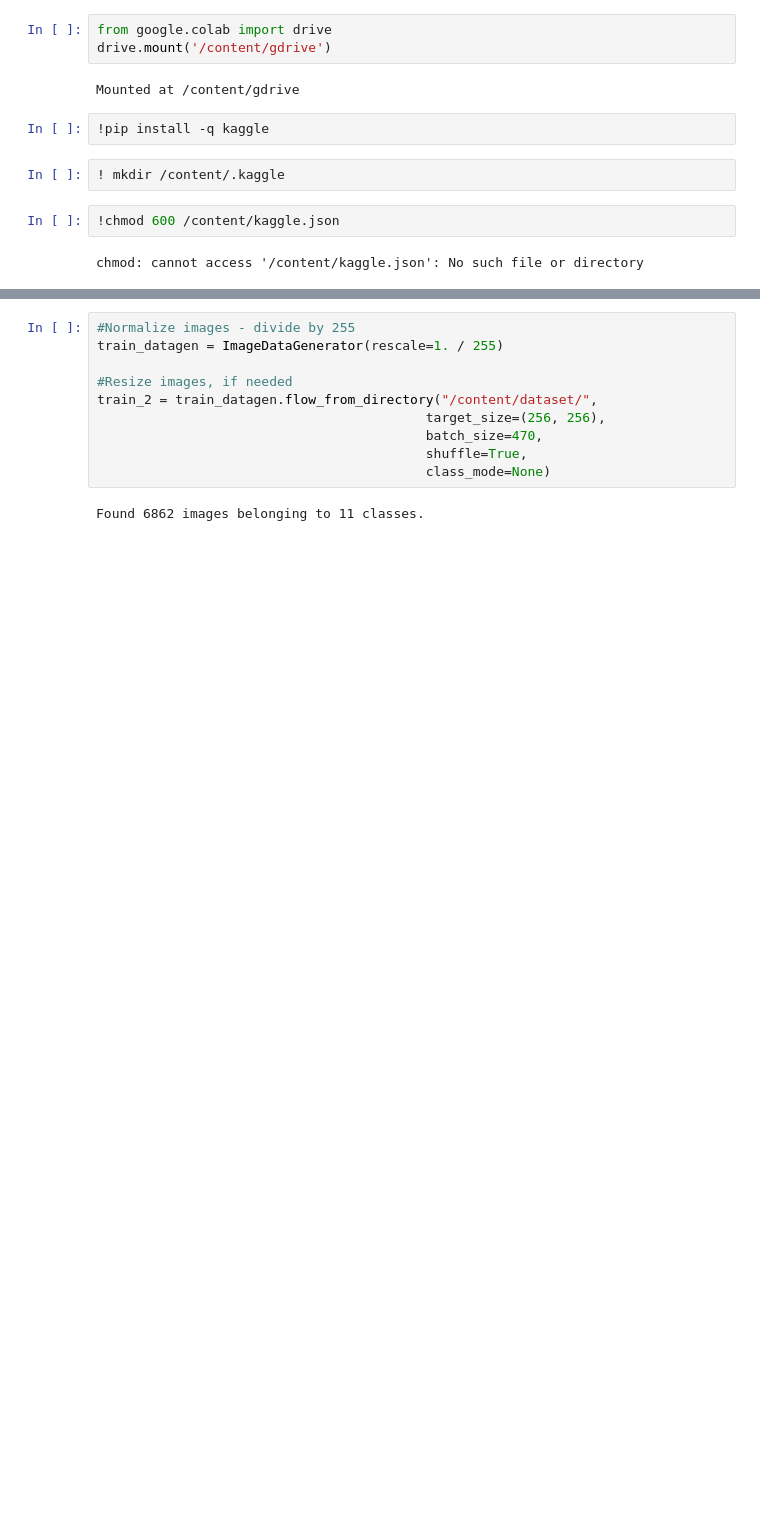
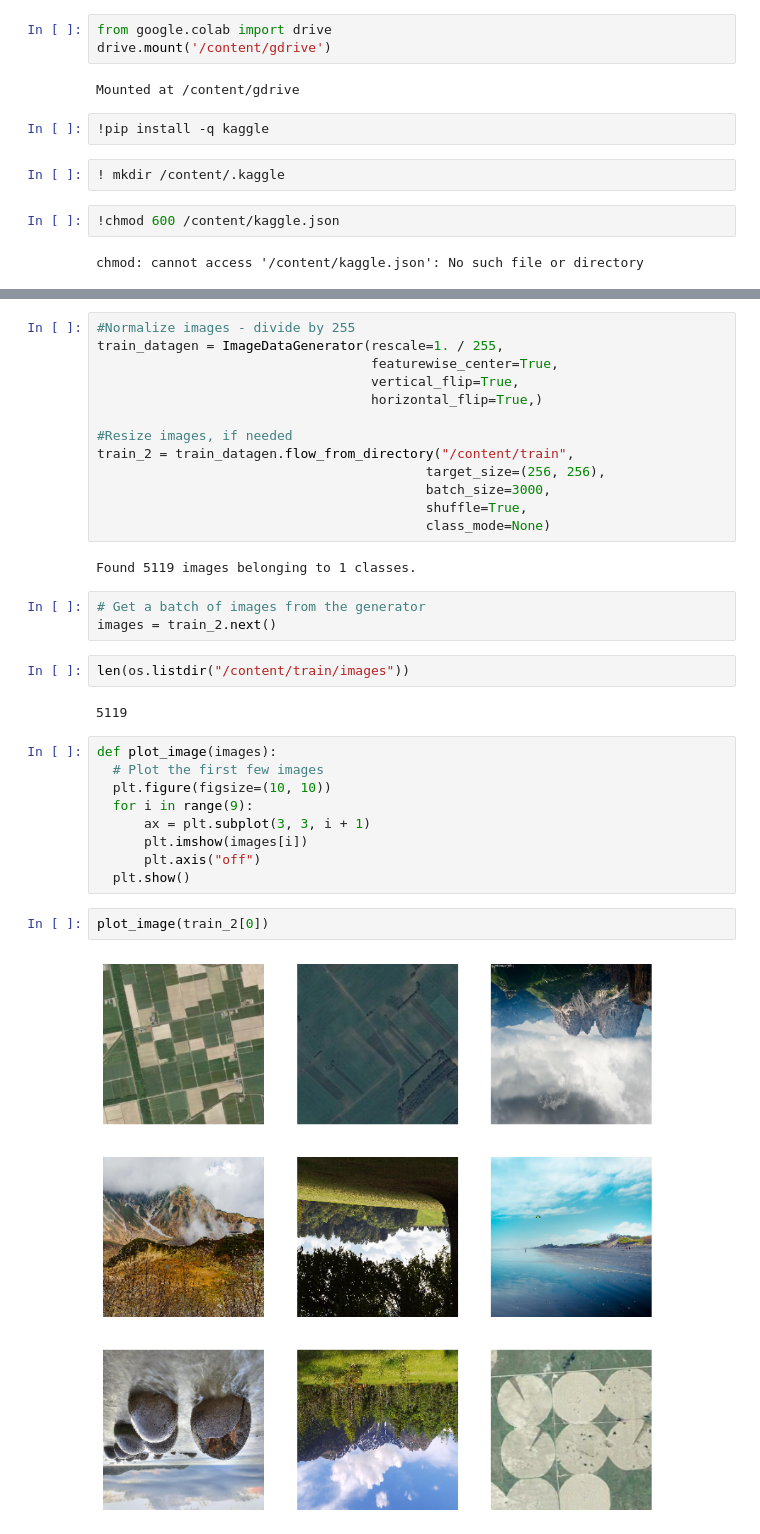
Before and after one commit to Bhimsendabby/ImageColorization, a Jupyter notebook: ImageColorizationUsingAutoEncoder.ipynb, the cells around one changed output, grey strips where cells are left out. Cells and saved outputs as stored; diff of their text form; blank space fills up the shorter version.

```diff
--- a/ImageColorizationUsingAutoEncoder.ipynb
+++ b/ImageColorizationUsingAutoEncoder.ipynb
@@ -116,13 +93,36 @@ plt.show()
 # %%
 #Normalize images - divide by 255
-train_datagen = ImageDataGenerator(rescale=1. / 255)
+train_datagen = ImageDataGenerator(rescale=1. / 255,
+                                   featurewise_center=True,
+                                   vertical_flip=True,
+                                   horizontal_flip=True,)
 
 #Resize images, if needed
-train_2 = train_datagen.flow_from_directory("/content/dataset/",
+train_2 = train_datagen.flow_from_directory("/content/train",
                                           target_size=(256, 256),
-                                          batch_size=470,
+                                          batch_size=3000,
                                           shuffle=True,
                                           class_mode=None)
 # %% [output]
-Found 6862 images belonging to 11 classes.
+Found 5119 images belonging to 1 classes.
+# %%
+# Get a batch of images from the generator
+images = train_2.next()
+# %%
+len(os.listdir("/content/train/images"))
+# %% [output]
+5119
+# %%
+def plot_image(images):
+  # Plot the first few images
+  plt.figure(figsize=(10, 10))
+  for i in range(9):
+      ax = plt.subplot(3, 3, i + 1)
+      plt.imshow(images[i])
+      plt.axis("off")
+  plt.show()
+# %%
+plot_image(train_2[0])
+# %% [output]
+[figure, added]
 # %%
```
Also changed, not shown: parts of 23 cells of this notebook.
